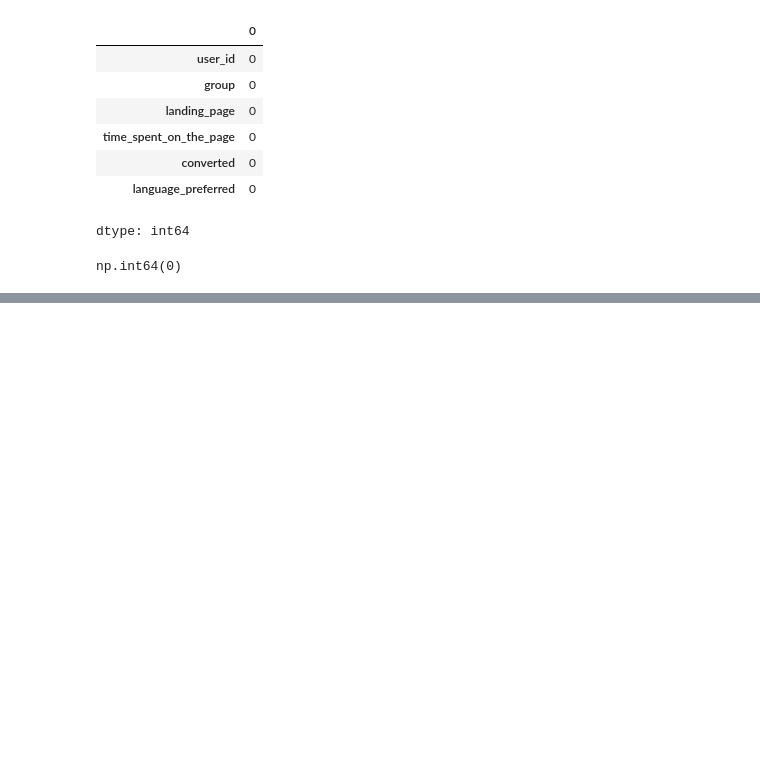
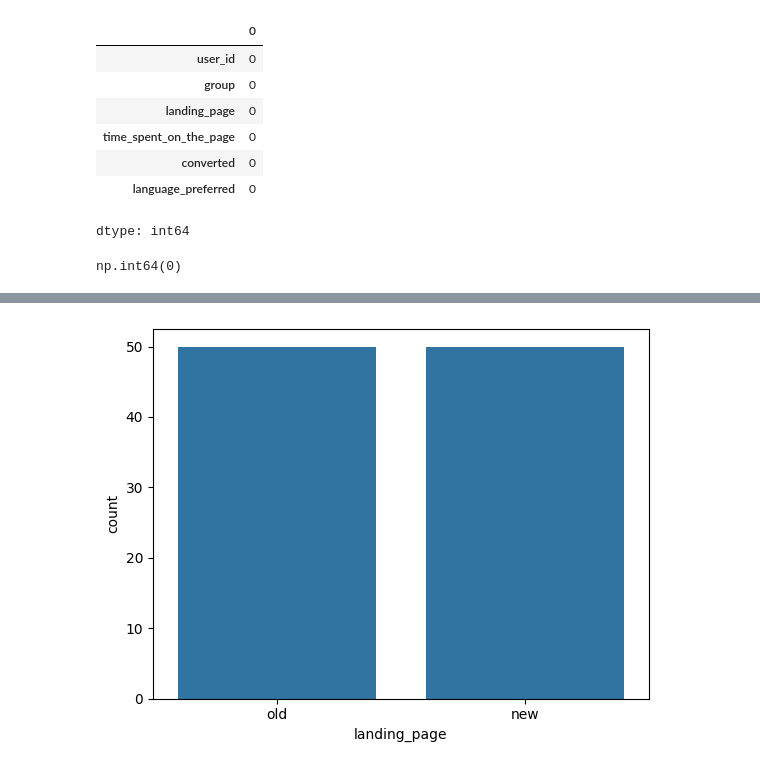
Before and after one commit to jhamilton1975/AutoAgent, a Jupyter notebook: Business_Statistics_E_news.ipynb, the cells around one changed output, grey strips where cells are left out. Saved outputs shown, nothing was run; the diff lists cells and outputs as text; code cells hidden in the pictures; blank space fills up the shorter version.

```diff
--- a/Business_Statistics_E_news.ipynb
+++ b/Business_Statistics_E_news.ipynb
@@ -158,0 +193,6 @@ np.int64(0)
+# %%
+# complete the code to plot the countplot
+sns.countplot(data=data,x='landing_page')
+plt.show()
+# %% [output]
+[figure, added]
```
Also changed, not shown: parts of 13 cells of this notebook.
